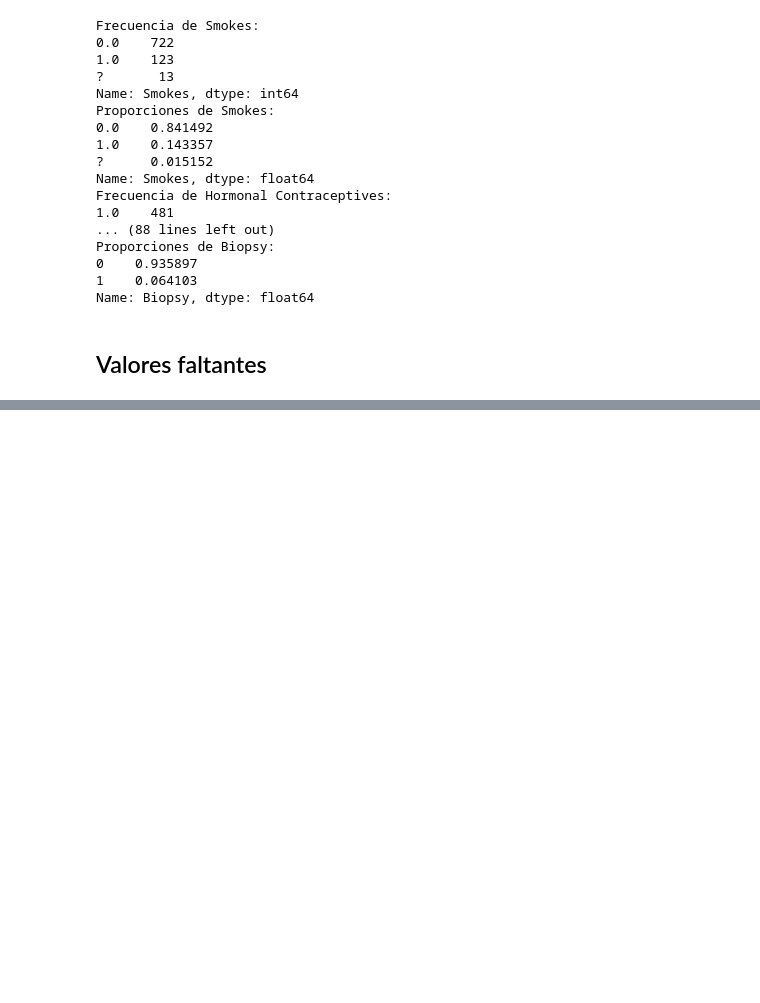
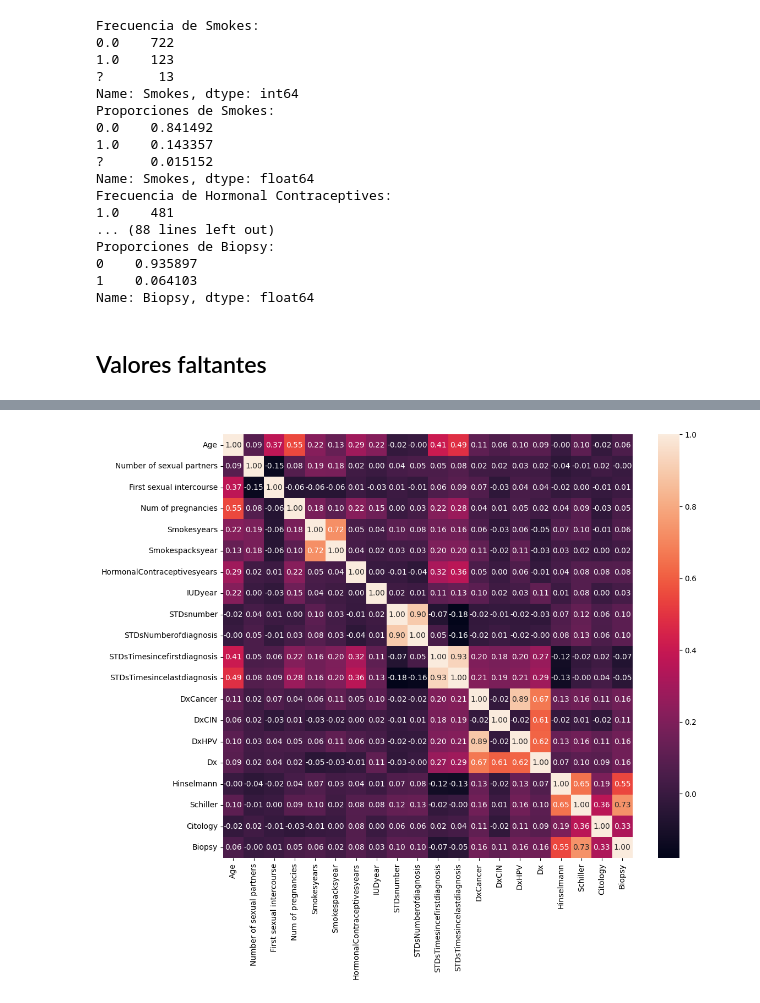
Before and after one commit to Wachuuu15/DS_lab1, a Jupyter notebook: EdaDataMining (1).ipynb, the cells around one changed output, grey strips where cells are left out. Cells and saved outputs as stored; diff of their text form; code cells hidden in the pictures; blank space fills up the shorter version.

```diff
--- a/EdaDataMining (1).ipynb
+++ b/EdaDataMining (1).ipynb
@@ -264,0 +288,5 @@ Series([], dtype: float64)
+# %%
+# Muestra los tipos de datos actuales y la cantidad de valores únicos por columna
+for col in df.columns:
+    uniques = df[col].nunique()
+    print(f"{col}: {df.dtypes[col]} - {uniques} valores únicos")
@@ -264,0 +311,31 @@ Series([], dtype: float64)
+# %%
+numeric_cols = [
+    'Number of sexual partners', 'First sexual intercourse', 'Num of pregnancies',
+    'Smokesyears', 'Smokespacksyear', 'HormonalContraceptivesyears', 'IUDyear',
+    'STDsnumber', 'STDsTimesincefirstdiagnosis', 'STDsTimesincelastdiagnosis'
+]
+
+for col in numeric_cols:
+    df[col] = pd.to_numeric(df[col], errors='coerce')
+# %%
+# Convertir a categórico donde es relevante
+categorical_cols = [
+    'Smokes', 'Hormonal Contraceptives', 'IUD', 'STDs', 'STDscondylomatosis',
+    'STDscervicalcondylomatosis', 'STDsvaginalcondylomatosis', 'STDsvulvoperinealcondylomatosis',
+    'STDsyphilis', 'STDspelvicinflammatorydisease', 'STDsgenitalherpes',
+    'STDsmolluscumcontagiosum', 'STDsAIDS', 'STDsHIV', 'STDsHepatitisB', 'STDsHPV'
+]
+
+for col in categorical_cols:
+    df[col] = pd.Categorical(df[col])
+# %%
+# Lista de columnas para convertir a numérico, basada en tu revisión manual
+columns_to_convert = [
+    'Age', 'Number of sexual partners', 'First sexual intercourse',
+    'Num of pregnancies', 'Smokesyears', 'Smokespacksyear',
+    'Hormonal Contraceptives years', 'IUD years', 'STDs number'
+]
+
+# Convertir solo las columnas seleccionadas
+for col in columns_to_convert:
+    df[col] = pd.to_numeric(df[col], errors='coerce')
@@ -264,0 +372,7 @@ Series([], dtype: float64)
+# %%
+correlation_matrix = df.corr()
+plt.figure(figsize=(12, 10))
+sns.heatmap(correlation_matrix, annot=True, fmt=".2f")
+plt.show()
+# %% [output]
+[figure, added]
```
Also changed, not shown: parts of 40 cells of this notebook.
